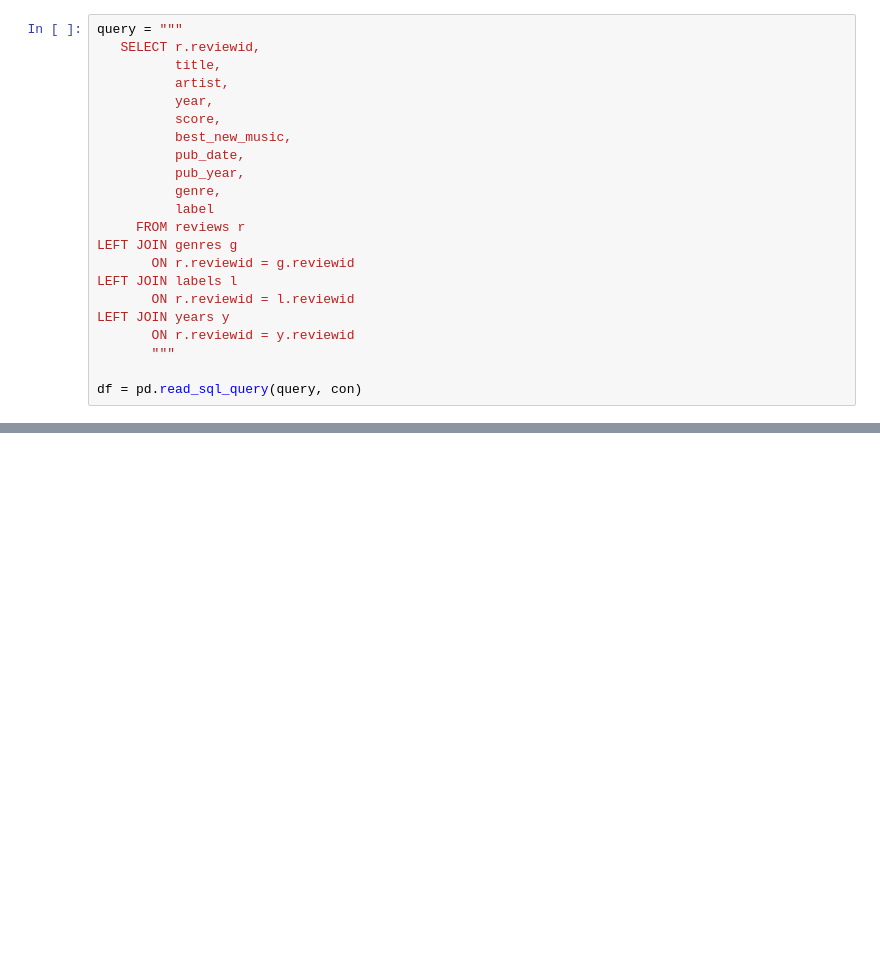
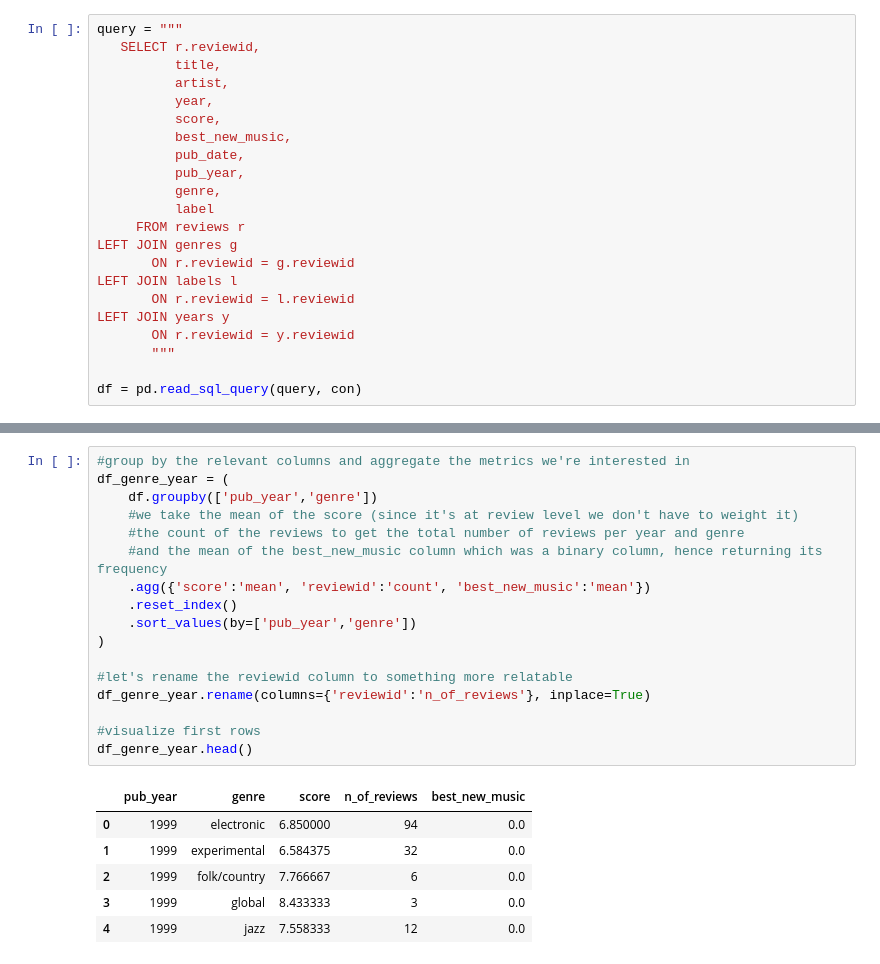
Before and after one commit to alevitelli/pitchfork_analysis, a Jupyter notebook: analysis.ipynb, the cells around one changed output, grey strips where cells are left out. Cells and saved outputs as stored; diff of their text form; blank space fills up the shorter version.

```diff
--- a/analysis.ipynb
+++ b/analysis.ipynb
@@ -83,0 +117,24 @@ df_genre_year.head()
+# %%
+#group by the relevant columns and aggregate the metrics we're interested in
+df_genre_year = (
+    df.groupby(['pub_year','genre'])
+    #we take the mean of the score (since it's at review level we don't have to weight it)
+    #the count of the reviews to get the total number of reviews per year and genre
+    #and the mean of the best_new_music column which was a binary column, hence returning its frequency
+    .agg({'score':'mean', 'reviewid':'count', 'best_new_music':'mean'})
+    .reset_index()
+    .sort_values(by=['pub_year','genre'])
+)
+
+#let's rename the reviewid column to something more relatable
+df_genre_year.rename(columns={'reviewid':'n_of_reviews'}, inplace=True)
+
+#visualize first rows
+df_genre_year.head()
+# %% [output]
+|  | pub_year | genre | score | n_of_reviews | best_new_music |
+| 0 | 1999 | electronic | 6.850000 | 94 | 0.0 |
+| 1 | 1999 | experimental | 6.584375 | 32 | 0.0 |
+| 2 | 1999 | folk/country | 7.766667 | 6 | 0.0 |
+| 3 | 1999 | global | 8.433333 | 3 | 0.0 |
+| 4 | 1999 | jazz | 7.558333 | 12 | 0.0 |
```
Also changed, not shown: parts of 20 cells of this notebook, 1 other file.
